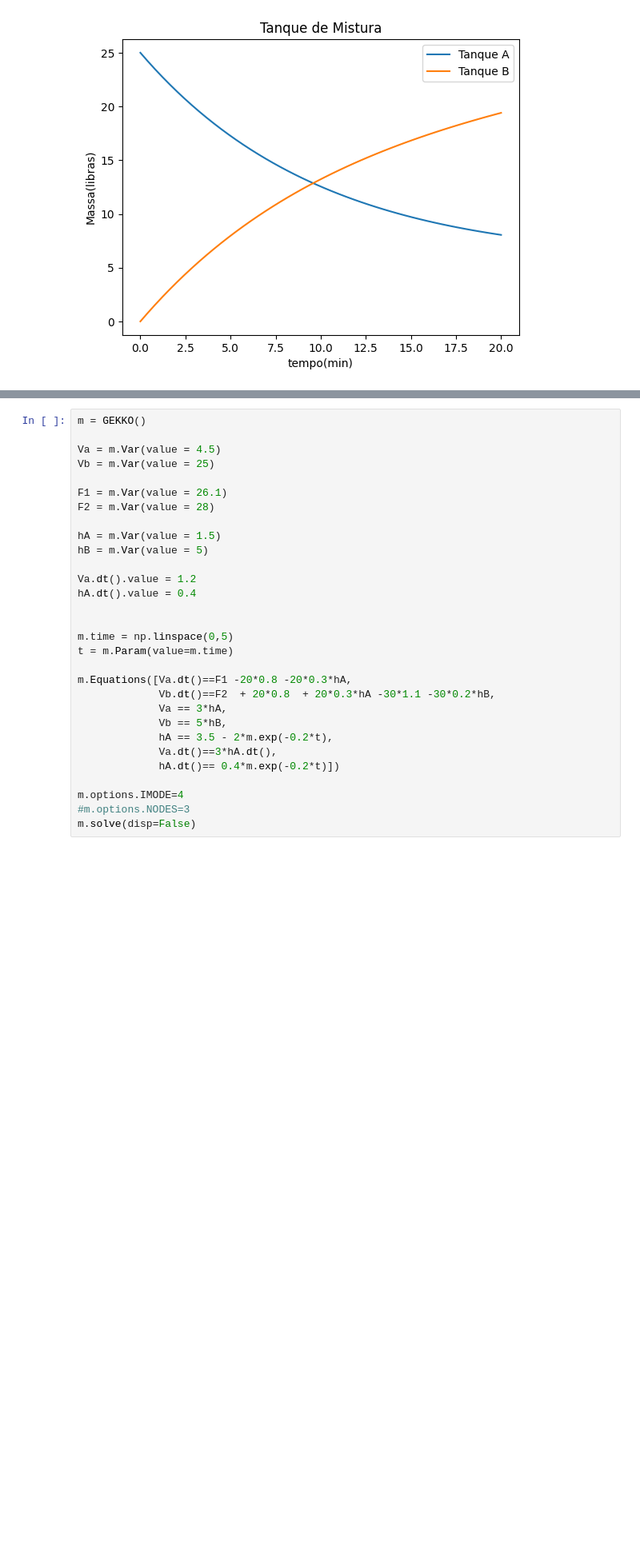
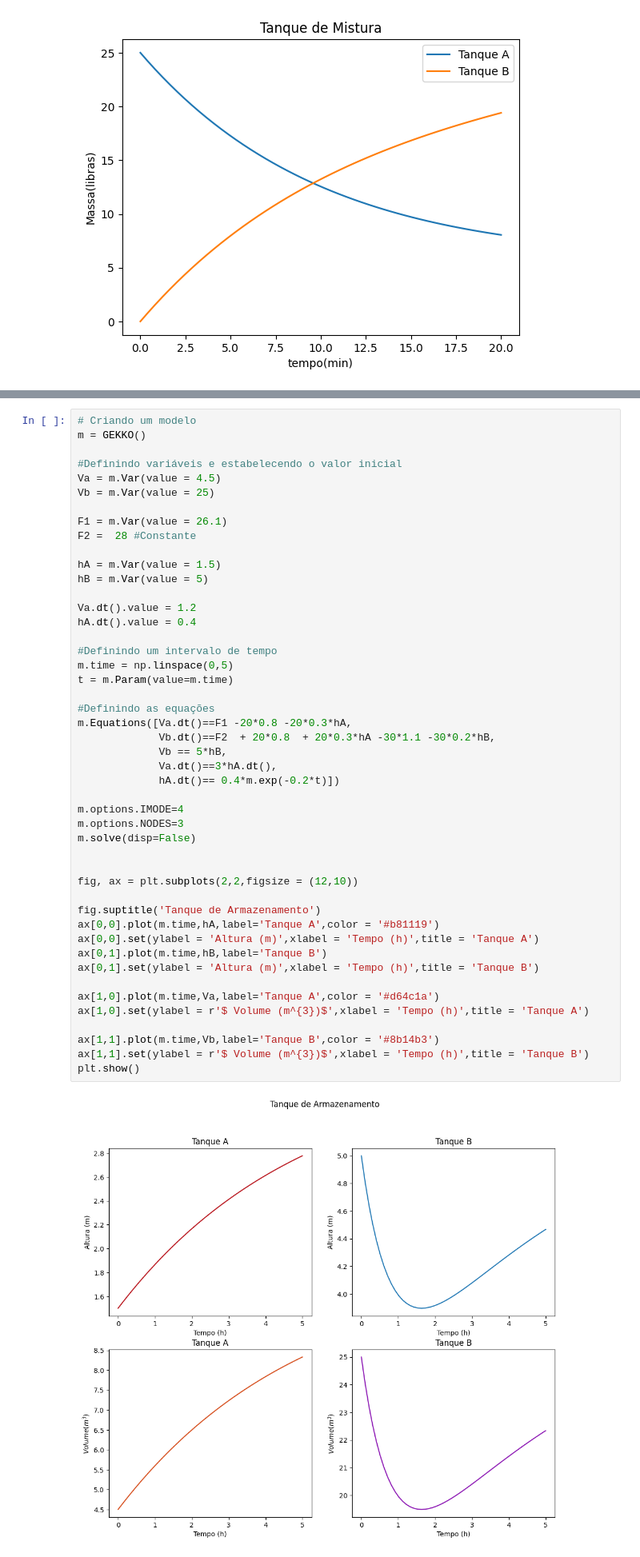
Before and after one commit to jorgelum/EQ, a Jupyter notebook: Gekko.ipynb, the cells around one changed output, grey strips where cells are left out. Shown at 80% size. Saved outputs shown, nothing was run; the diff lists cells and outputs as text; blank space fills up the shorter version.

```diff
--- a/Gekko.ipynb
+++ b/Gekko.ipynb
@@ -188,30 +210,49 @@ plt.show()
 # %%
+# Criando um modelo
 m = GEKKO()
 
+#Definindo variáveis e estabelecendo o valor inicial
 Va = m.Var(value = 4.5)
 Vb = m.Var(value = 25)
 
 F1 = m.Var(value = 26.1)
-F2 = m.Var(value = 28)
+F2 =  28 #Constante
 
 hA = m.Var(value = 1.5)
 hB = m.Var(value = 5)
 
 Va.dt().value = 1.2
 hA.dt().value = 0.4
 
-
+#Definindo um intervalo de tempo
 m.time = np.linspace(0,5)
 t = m.Param(value=m.time)
 
+#Definindo as equações
 m.Equations([Va.dt()==F1 -20*0.8 -20*0.3*hA,
              Vb.dt()==F2  + 20*0.8  + 20*0.3*hA -30*1.1 -30*0.2*hB,
-             Va == 3*hA,
              Vb == 5*hB,
-             hA == 3.5 - 2*m.exp(-0.2*t),
              Va.dt()==3*hA.dt(),
              hA.dt()== 0.4*m.exp(-0.2*t)])
 
 m.options.IMODE=4
-#m.options.NODES=3
+m.options.NODES=3
 m.solve(disp=False)
+
+
+fig, ax = plt.subplots(2,2,figsize = (12,10))
+
+fig.suptitle('Tanque de Armazenamento')
+ax[0,0].plot(m.time,hA,label='Tanque A',color = '#b81119')
+ax[0,0].set(ylabel = 'Altura (m)',xlabel = 'Tempo (h)',title = 'Tanque A')
+ax[0,1].plot(m.time,hB,label='Tanque B')
+ax[0,1].set(ylabel = 'Altura (m)',xlabel = 'Tempo (h)',title = 'Tanque B')
+
+ax[1,0].plot(m.time,Va,label='Tanque A',color = '#d64c1a')
+ax[1,0].set(ylabel = r'$ Volume (m^{3})$',xlabel = 'Tempo (h)',title = 'Tanque A')
+
+ax[1,1].plot(m.time,Vb,label='Tanque B',color = '#8b14b3')
+ax[1,1].set(ylabel = r'$ Volume (m^{3})$',xlabel = 'Tempo (h)',title = 'Tanque B')
+plt.show()
+# %% [output]
+[figure, added]
```
Also changed, not shown: parts of 2 cells of this notebook.
